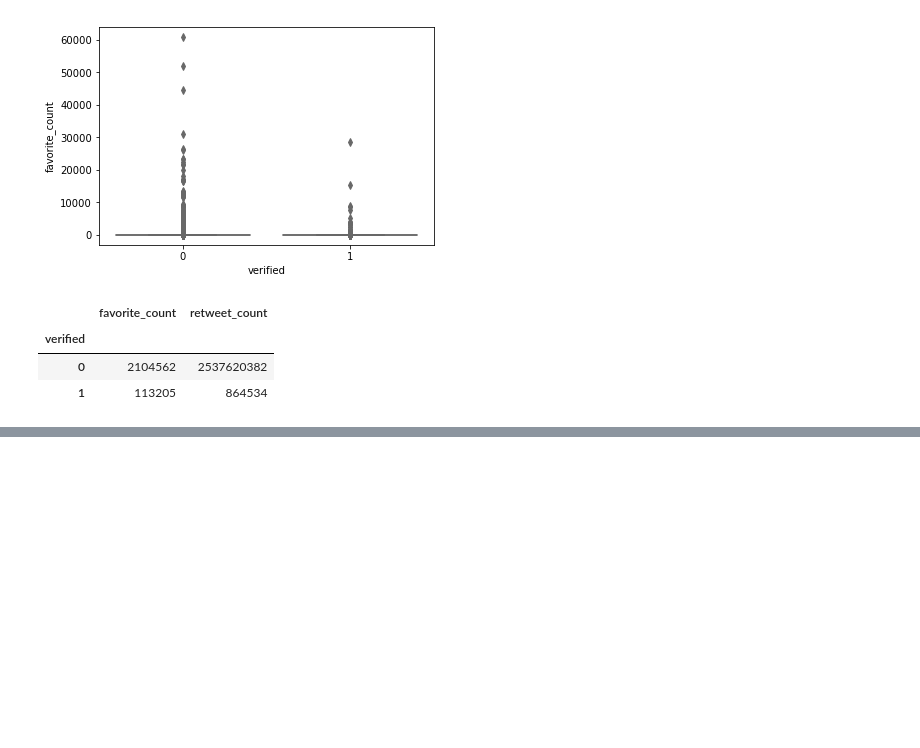
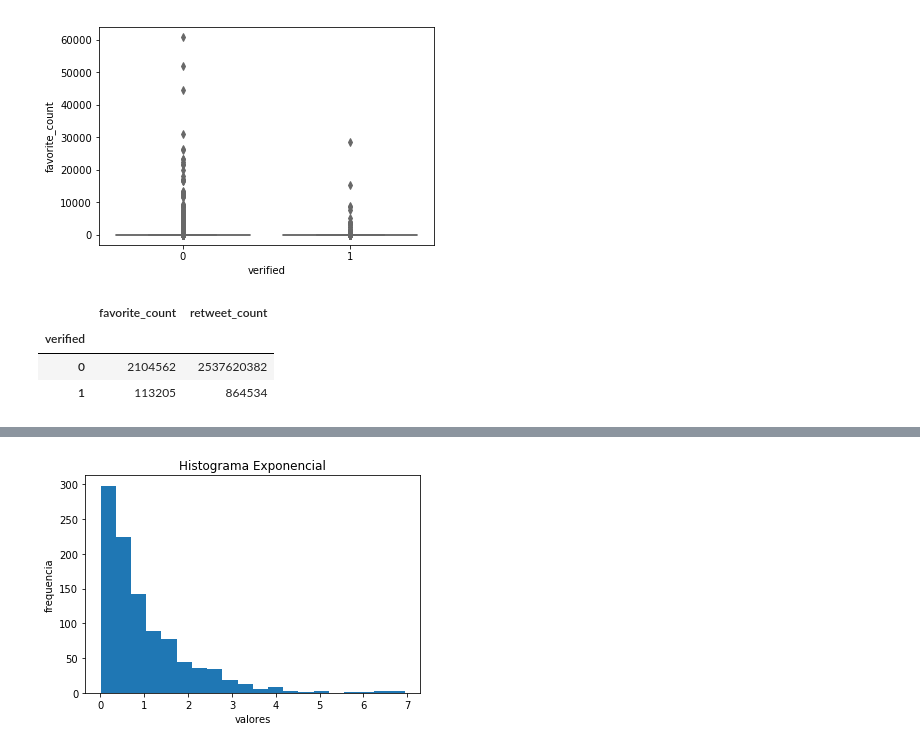
Before and after one commit to juan-analian/mentoria-diplodatos-2019, a Jupyter notebook: users_and_tweets.ipynb, the cells around one changed output, grey strips where cells are left out. Cells and saved outputs as stored; diff of their text form; code cells hidden in the pictures; blank space fills up the shorter version.

```diff
--- a/users_and_tweets.ipynb
+++ b/users_and_tweets.ipynb
@@ -689,0 +709,15 @@ df_resumen[['verified','favorite_count', 'retweet_count']].groupby('verified').s
+# %%
+from scipy import stats
+
+# Graficando Exponencial
+exponencial = stats.expon()
+
+aleatorios = exponencial.rvs(1000) # genera aleatorios
+
+cuenta, cajas, ignorar = plt.hist(aleatorios, 20)
+plt.ylabel('frequencia')
+plt.xlabel('valores')
+plt.title('Histograma Exponencial')
+plt.show()
+# %% [output]
+[figure, added]
```
Also changed, not shown: parts of 15 cells of this notebook.
